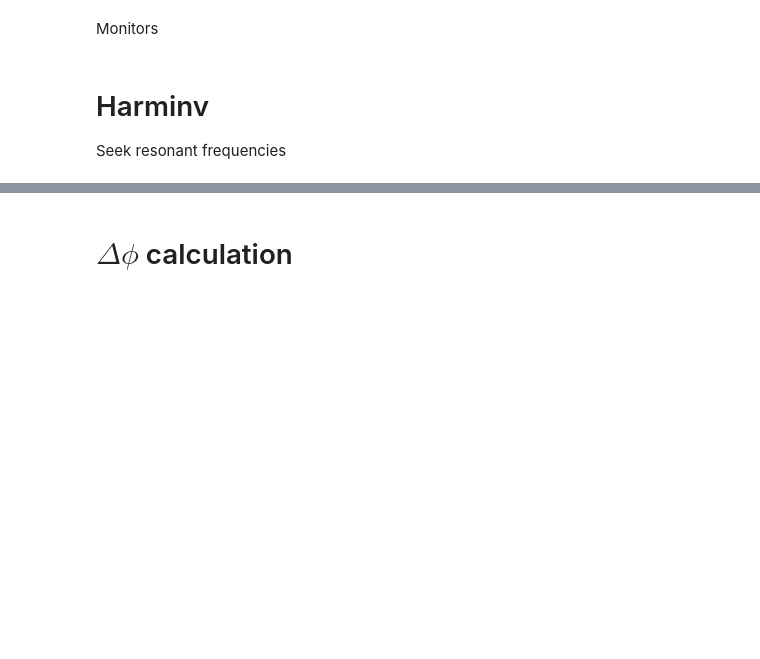
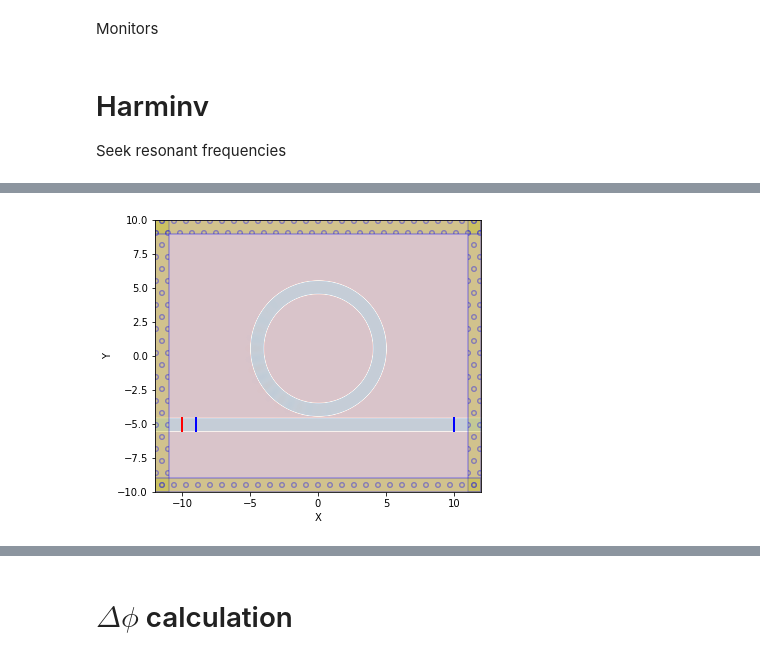
Before and after one commit to leonardocattarin/LabAdvPhotonicsMeep, a Jupyter notebook: Microring_Resonator/Test_Ring_Resonator.ipynb, the cells around one changed output, grey strips where cells are left out. Saved outputs shown, nothing was run; the diff lists cells and outputs as text; code cells hidden in the pictures; blank space fills up the shorter version.

```diff
--- a/Microring_Resonator/Test_Ring_Resonator.ipynb
+++ b/Microring_Resonator/Test_Ring_Resonator.ipynb
@@ -418,0 +375,63 @@ flux_freqs = np.array(mp.get_flux_freqs(refl))
+# %%
+#Resonance values
+f_central_resonance = 0.45
+df_resonance = 0.05
+
+#central frequency
+f_mon_central_resonance = f_central
+#width of sampled frequency band
+df_mon_resonance = df
+# %%
+#Geometry objects
+waveguide = mp.Block(mp.Vector3(mp.inf, wvg_width, mp.inf),
+                    center = mp.Vector3(wvg_x, wvg_y),
+                    material = mp.Medium(index=n_wvg))
+ext_ring = mp.Cylinder(radius=ring_r+ring_w,
+                    center=mp.Vector3(ring_x, ring_y),
+                    material = mp.Medium(index=n_ring))
+int_ring = mp.Cylinder(radius=ring_r,
+                    center=mp.Vector3(ring_x, ring_y))
+
+geometry = [waveguide,
+            ext_ring,
+            int_ring]
+
+#define sources
+#gaussian pulse with f_central and df
+sources = [mp.Source(mp.GaussianSource(frequency=f_central_resonance, fwidth=df_resonance*3),
+                     component=mp.Ez,
+                     center=mp.Vector3(source_x, source_y),
+                     size=mp.Vector3(0, source_width))]
+
+#define boundary conditions
+pml_layers = [mp.PML(pml_thickness)]
+
+#Instance simulation with chosen parameters
+sim = mp.Simulation(cell_size=cell,
+                    boundary_layers=pml_layers,
+                    sources=sources,
+                    geometry=geometry,
+                    resolution=resolution)
+
+# Flux Monitor 1
+incident_fr = mp.FluxRegion(center=mp.Vector3(mon_1_x, mon_1_y), size=mp.Vector3(0, mon_1_width, 0))
+incident = sim.add_flux(f_mon_central_resonance, df_mon_resonance, N_freq, incident_fr)
+
+# Flux Monitor 2
+tran_fr = mp.FluxRegion(center=mp.Vector3(mon_2_x, mon_2_y), size=mp.Vector3(0,mon_2_width,0))
+tran = sim.add_flux(f_mon_central_resonance, df_mon_resonance, N_freq, tran_fr)
+
+animate = mp.Animate2D(sim,
+                       fields=mp.Ez,
+                       normalize=True,
+                       realtime=False,
+                       eps_parameters={'alpha':1, 'cmap':'RdBu', 'interpolation':'spline36'},
+                       field_parameters={'alpha':0.8, 'cmap':'RdBu', 'interpolation':'spline36'},
+                       boundary_parameters={'hatch':'o', 'linewidth':1.5, 'facecolor':'y', 'edgecolor':'b', 'alpha':0.3})
+
+#Simulate
+mp.verbosity(1)
+sim.run(mp.at_every(1, animate), until_after_sources = mp.stop_when_fields_decayed(50, mp.Ez, check_pt, 1e-3))
+
+animate.to_mp4(10, "Ez_norm.mp4")
+# %% [output]
@@ -419 +455,2 @@ flux_freqs = np.array(mp.get_flux_freqs(refl))
+[figure, added]
 # %%
```
Also changed, not shown: parts of 28 cells of this notebook, 2 other files.
